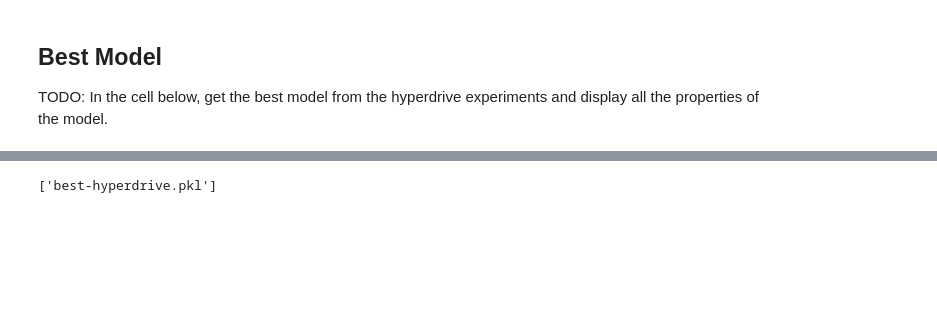
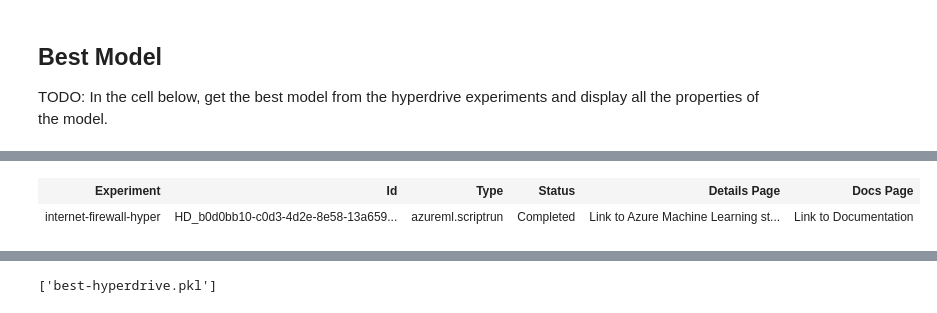
Before and after one commit to C4ball/Udacity-ML-capstone, a Jupyter notebook: hyperparameter_tuning.ipynb, the cells around one changed output, grey strips where cells are left out. Cells and saved outputs as stored; diff of their text form; code cells hidden in the pictures; blank space fills up the shorter version.

```diff
--- a/hyperparameter_tuning.ipynb
+++ b/hyperparameter_tuning.ipynb
@@ -207,3 +202,8 @@ Best Run Id:  HD_094f36ce-a251-4f30-bbd3-eb9563b6bd8c_17
+# %%
+best_run
+# %% [output]
+| Experiment | Id | Type | Status | Details Page | Docs Page |
+| internet-firewall-hyper | HD_b0d0bb10-c0d3-4d2e-8e58-13a659... | azureml.scriptrun | Completed | Link to Azure Machine Learning st... | Link to Documentation |
 # %%
 best_run.get_file_names()
 # %% [output]
```
Also changed, not shown: parts of 7 cells of this notebook, 2 other files.
